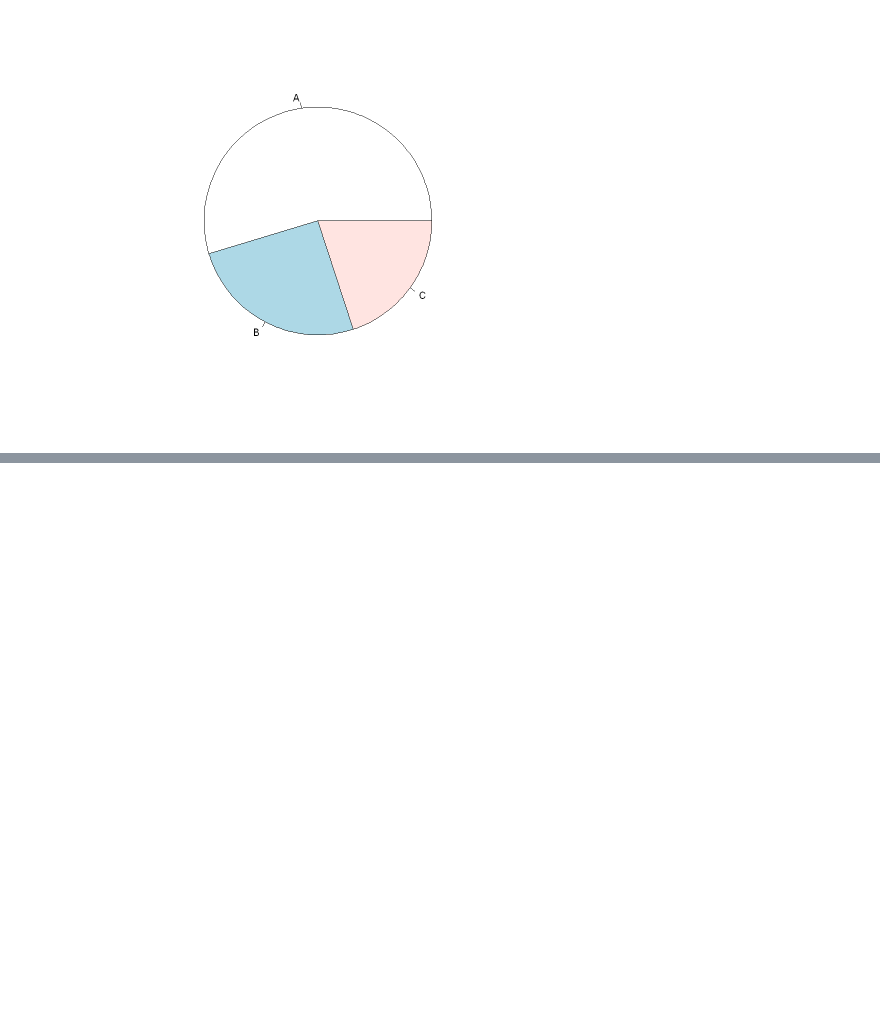
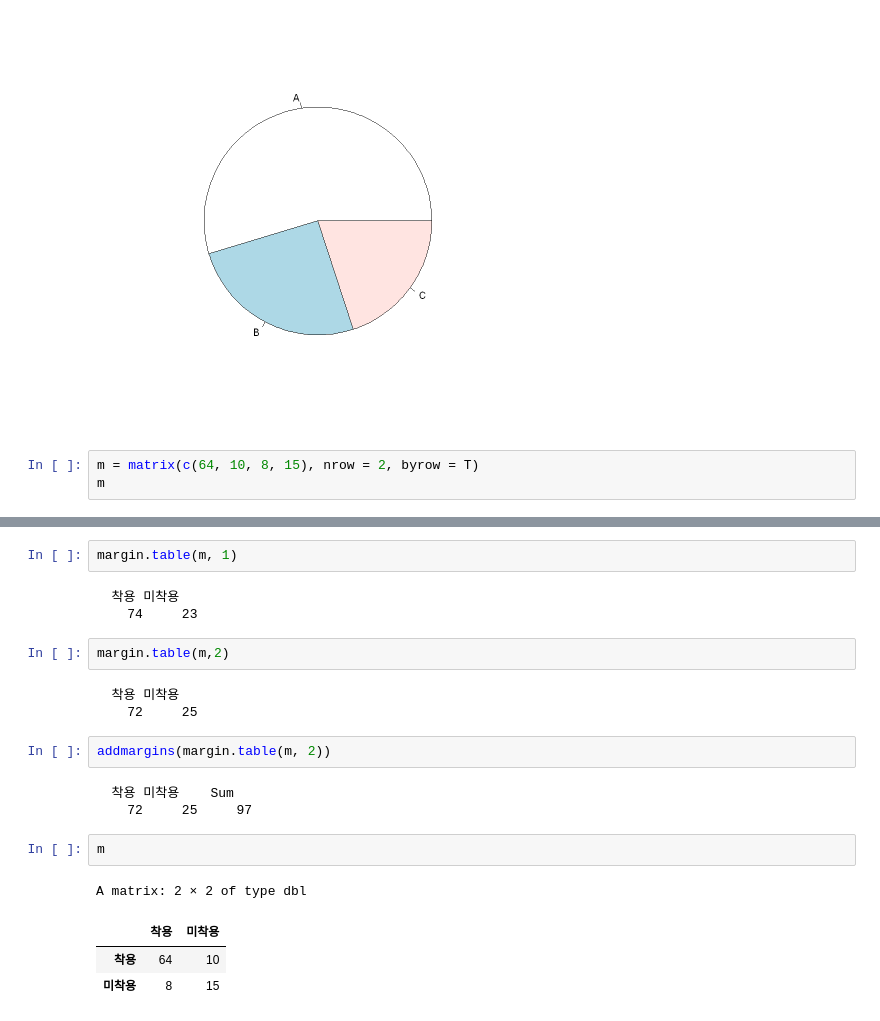
Before and after one commit to layla-focalors/r_learning_mx, a Jupyter notebook: PLA/Runtime.ipynb, the cells around one changed output, grey strips where cells are left out. Drawn from its saved outputs; the diff is of its cells as text; blank space fills up the shorter version.

```diff
--- a/PLA/Runtime.ipynb
+++ b/PLA/Runtime.ipynb
@@ -2419,3 +2419,6 @@ vote
 pie(table(vote))
 # %% [output]
 [figure]
+# %%
+m = matrix(c(64, 10, 8, 15), nrow = 2, byrow = T)
+m
@@ -2421,0 +2444,22 @@ pie(table(vote))
+# %%
+margin.table(m, 1)
+# %% [output]
+  착용 미착용
+    74     23
+# %%
+margin.table(m,2)
+# %% [output]
+  착용 미착용
+    72     25
+# %%
+addmargins(margin.table(m, 2))
+# %% [output]
+  착용 미착용    Sum
+    72     25     97
+# %%
+m
+# %% [output]
+A matrix: 2 × 2 of type dbl
+|  | 착용 | 미착용 |
+| 착용 | 64 | 10 |
+| 미착용 | 8 | 15 |
```
Also changed, not shown: parts of 9 cells of this notebook.
